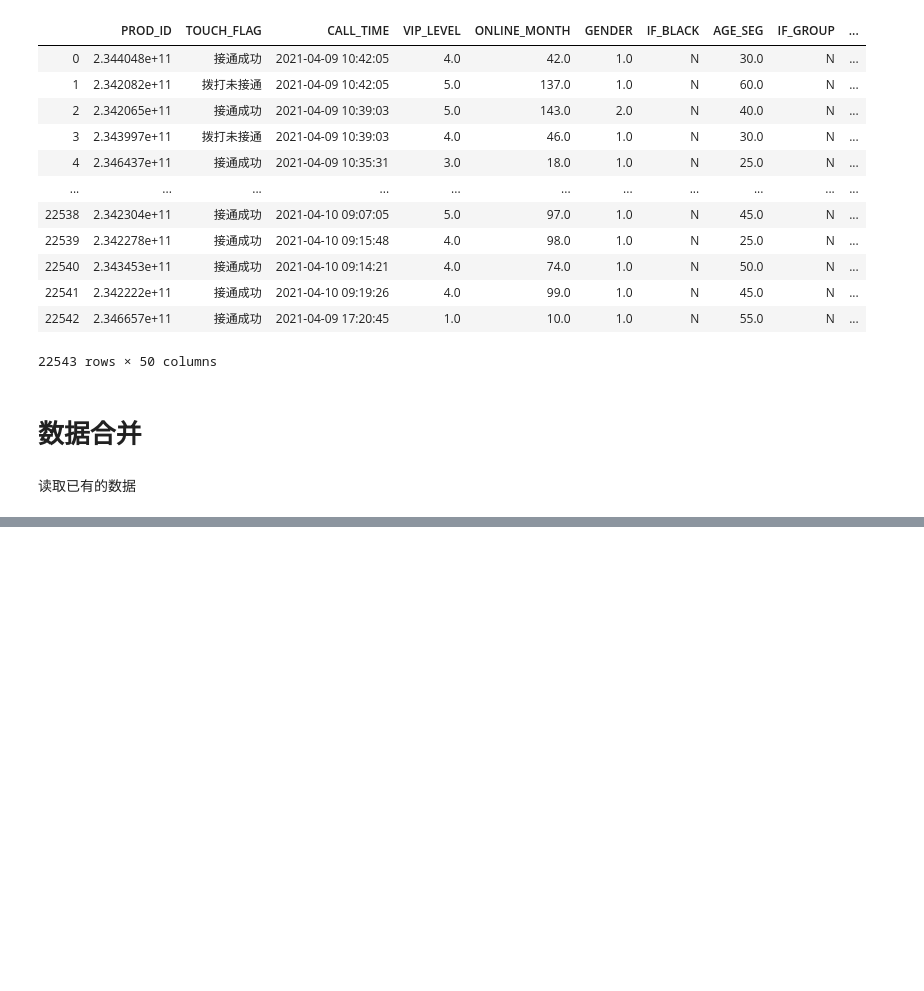
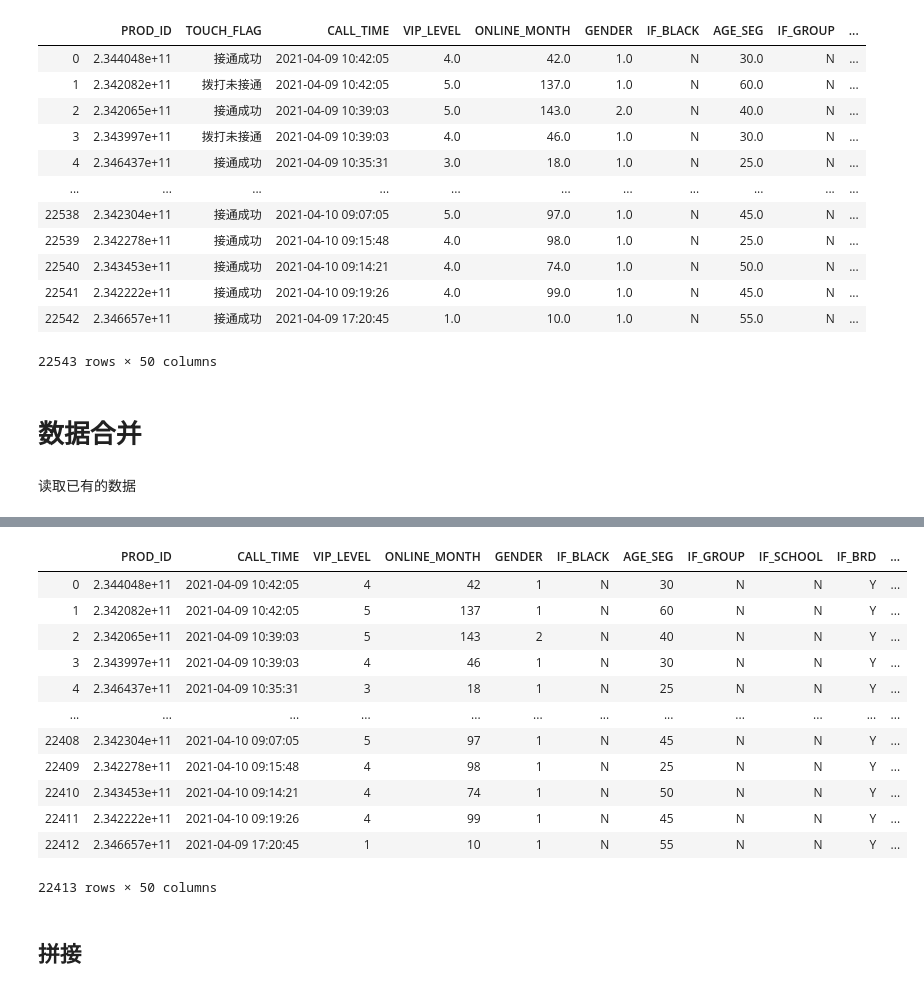
Before and after one commit to WzqProgrammer/MasterProject, a Jupyter notebook: JupyterPythonProejct/02.EasyCallProject/08.数据库服务.ipynb, the cells around one changed output, grey strips where cells are left out. Cells and saved outputs as stored; diff of their text form; code cells hidden in the pictures; blank space fills up the shorter version.

```diff
--- a/JupyterPythonProejct/02.EasyCallProject/08.数据库服务.ipynb
+++ b/JupyterPythonProejct/02.EasyCallProject/08.数据库服务.ipynb
@@ -292,0 +520,2 @@ len(tags_3_list)
+# %%
+pd.set_option('display.max_columns', None)
@@ -292,0 +595,18 @@ len(tags_3_list)
+# %%
+df_5_19 = read_data_sql('p_f_2021_5_19')
+# %%
+df_5_19
+# %% [output]
+|  | PROD_ID | CALL_TIME | VIP_LEVEL | ONLINE_MONTH | GENDER | IF_BLACK | AGE_SEG | IF_GROUP | IF_SCHOOL | IF_BRD | ... |
+| 0 | 2.344048e+11 | 2021-04-09 10:42:05 | 4 | 42 | 1 | N | 30 | N | N | Y | ... |
+| 1 | 2.342082e+11 | 2021-04-09 10:42:05 | 5 | 137 | 1 | N | 60 | N | N | Y | ... |
+| 2 | 2.342065e+11 | 2021-04-09 10:39:03 | 5 | 143 | 2 | N | 40 | N | N | Y | ... |
+| 3 | 2.343997e+11 | 2021-04-09 10:39:03 | 4 | 46 | 1 | N | 30 | N | N | Y | ... |
+| 4 | 2.346437e+11 | 2021-04-09 10:35:31 | 3 | 18 | 1 | N | 25 | N | N | Y | ... |
+| ... | ... | ... | ... | ... | ... | ... | ... | ... | ... | ... | ... |
+| 22408 | 2.342304e+11 | 2021-04-10 09:07:05 | 5 | 97 | 1 | N | 45 | N | N | Y | ... |
+| 22409 | 2.342278e+11 | 2021-04-10 09:15:48 | 4 | 98 | 1 | N | 25 | N | N | Y | ... |
+| 22410 | 2.343453e+11 | 2021-04-10 09:14:21 | 4 | 74 | 1 | N | 50 | N | N | Y | ... |
+| 22411 | 2.342222e+11 | 2021-04-10 09:19:26 | 4 | 99 | 1 | N | 45 | N | N | Y | ... |
+| 22412 | 2.346657e+11 | 2021-04-09 17:20:45 | 1 | 10 | 1 | N | 55 | N | N | Y | ... |
+22413 rows × 50 columns
@@ -292,0 +616,2 @@ len(tags_3_list)
+# %% [markdown]
+## 拼接
```
Also changed, not shown: parts of 96 cells of this notebook, 8 other files.
